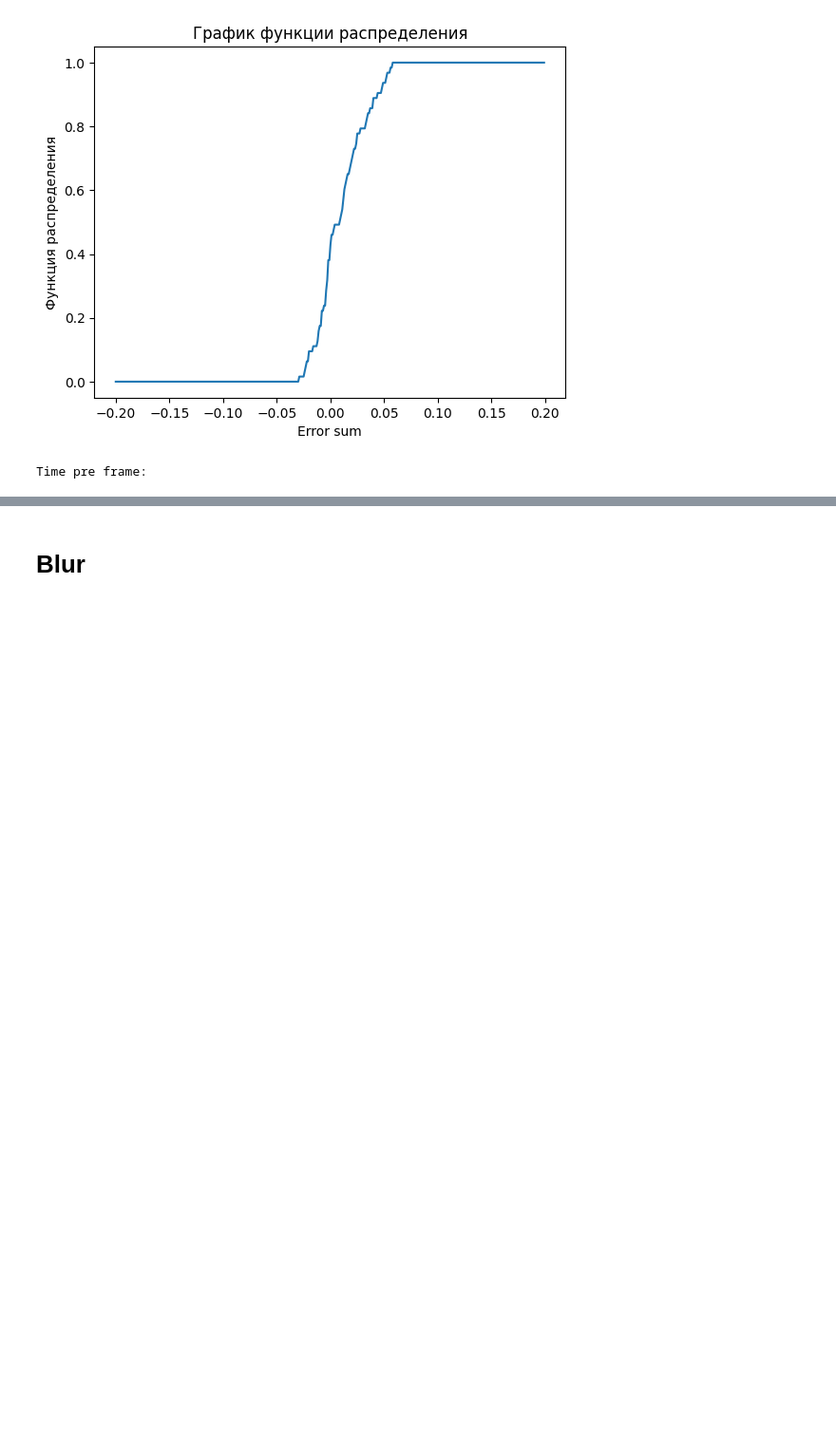
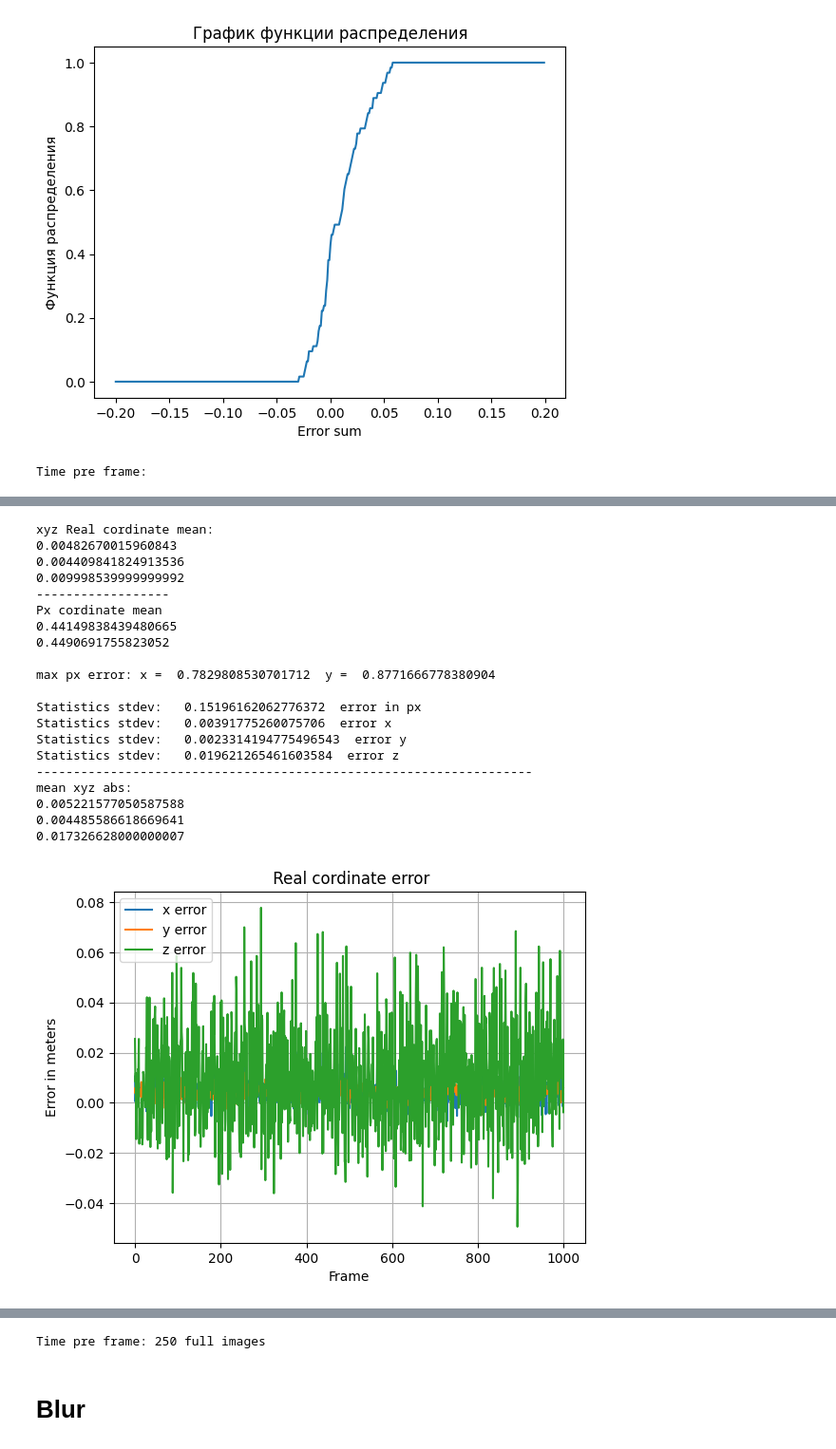
Before and after one commit to Cyber1derer/BallDetector, a Jupyter notebook: analysis/ProjectPointEstimation.ipynb, the cells around one changed output, grey strips where cells are left out. Shown at 95% size. Cells and saved outputs as stored; diff of their text form; code cells hidden in the pictures; blank space fills up the shorter version.

```diff
--- a/analysis/ProjectPointEstimation.ipynb
+++ b/analysis/ProjectPointEstimation.ipynb
@@ -238,0 +266,30 @@ ValueError: operands could not be broadcast together with shapes (1000,) (63,)
+# %%
+DeleteTrash(r"./BallDetectorLog1000imgOldCameraMatrix.txt")
+
+FindCord1000imgOldCameraMatrix = np.loadtxt(r"./BallDetectorLog1000imgOldCameraMatrix.txt")
+
+ErrorEstimation(FindCord1000imgOldCameraMatrix, BlenderCord1000img,rvecR,T,cameraMatrixV2,distCoeffs,draw=bool)
+
+print ("Time pre frame: 250 full images")
+# %% [output]
+xyz Real cordinate mean:
+0.00482670015960843
+0.004409841824913536
+0.009998539999999992
+------------------
+Px cordinate mean
+0.44149838439480665
+0.4490691755823052
+
+max px error: x =  0.7829808530701712  y =  0.8771666778380904
+
+Statistics stdev:   0.15196162062776372  error in px
+Statistics stdev:   0.00391775260075706  error x
+Statistics stdev:   0.0023314194775496543  error y
+Statistics stdev:   0.019621265461603584  error z
+-------------------------------------------------------------------
+mean xyz abs:
+0.005221577050587588
+0.004485586618669641
+0.017326628000000007
+[figure, added]
@@ -239,3 +300,4 @@ ValueError: operands could not be broadcast together with shapes (1000,) (63,)
+Time pre frame: 250 full images
 # %% [markdown]
 # Blur
 # %%
```
Also changed, not shown: parts of 2 cells of this notebook, 3 other files.
